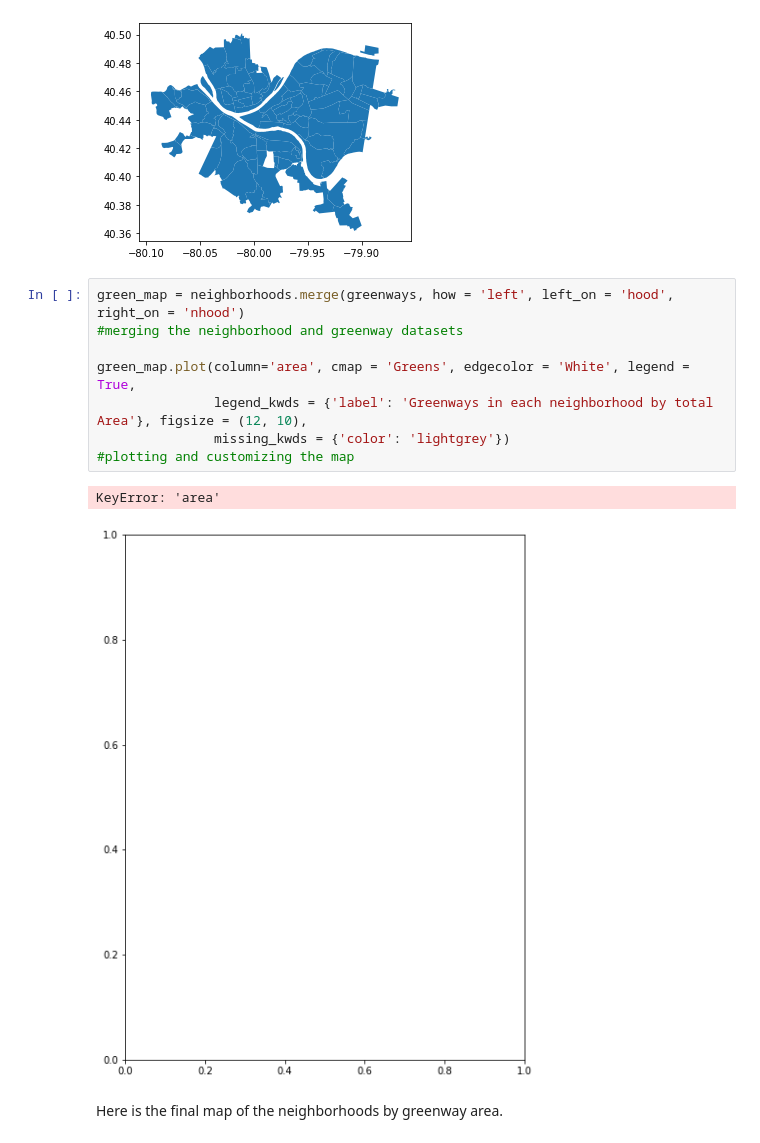
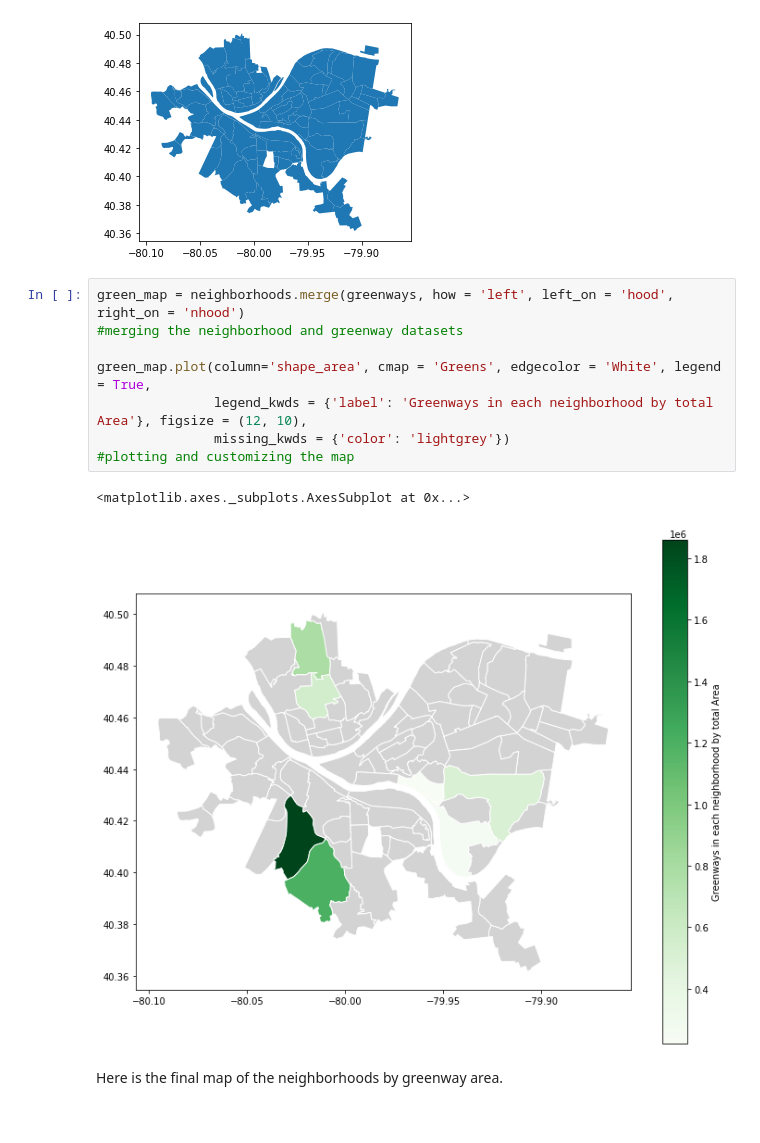
Before and after one commit to yimijj/CMPINF0010-Final-Project, a Jupyter notebook: Greenways-Notebook.ipynb, the cells around one changed output. Drawn from its saved outputs; the diff is of its cells as text.

```diff
--- a/Greenways-Notebook.ipynb
+++ b/Greenways-Notebook.ipynb
@@ -72,13 +72,13 @@ neighborhoods.plot()
 # %%
 green_map = neighborhoods.merge(greenways, how = 'left', left_on = 'hood', right_on = 'nhood')
 #merging the neighborhood and greenway datasets
 
-green_map.plot(column='area', cmap = 'Greens', edgecolor = 'White', legend = True,
+green_map.plot(column='shape_area', cmap = 'Greens', edgecolor = 'White', legend = True,
                legend_kwds = {'label': 'Greenways in each neighborhood by total Area'}, figsize = (12, 10),
                missing_kwds = {'color': 'lightgrey'})
 #plotting and customizing the map
 # %% [output]
-KeyError: 'area'
+<matplotlib.axes._subplots.AxesSubplot at 0x...>
-[figure, old version]
+[figure, new version]
 # %% [markdown]
 Here is the final map of the neighborhoods by greenway area.
```
Also changed, not shown: parts of 1 cell of this notebook.
